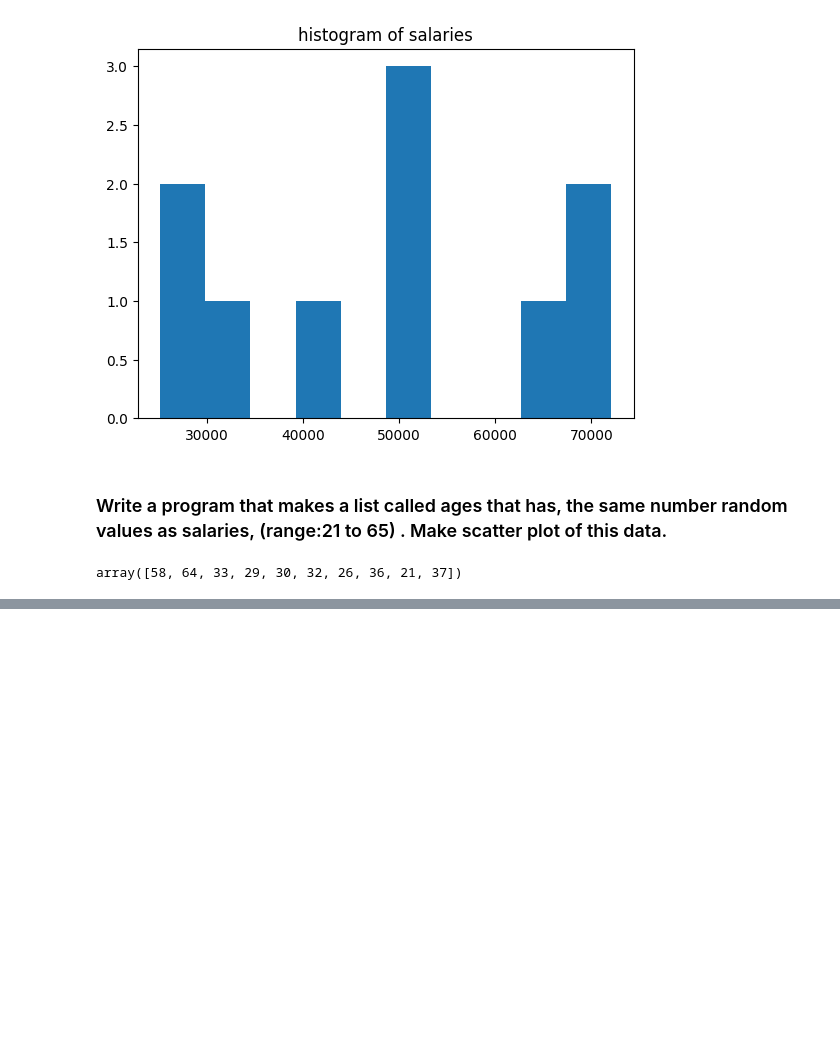
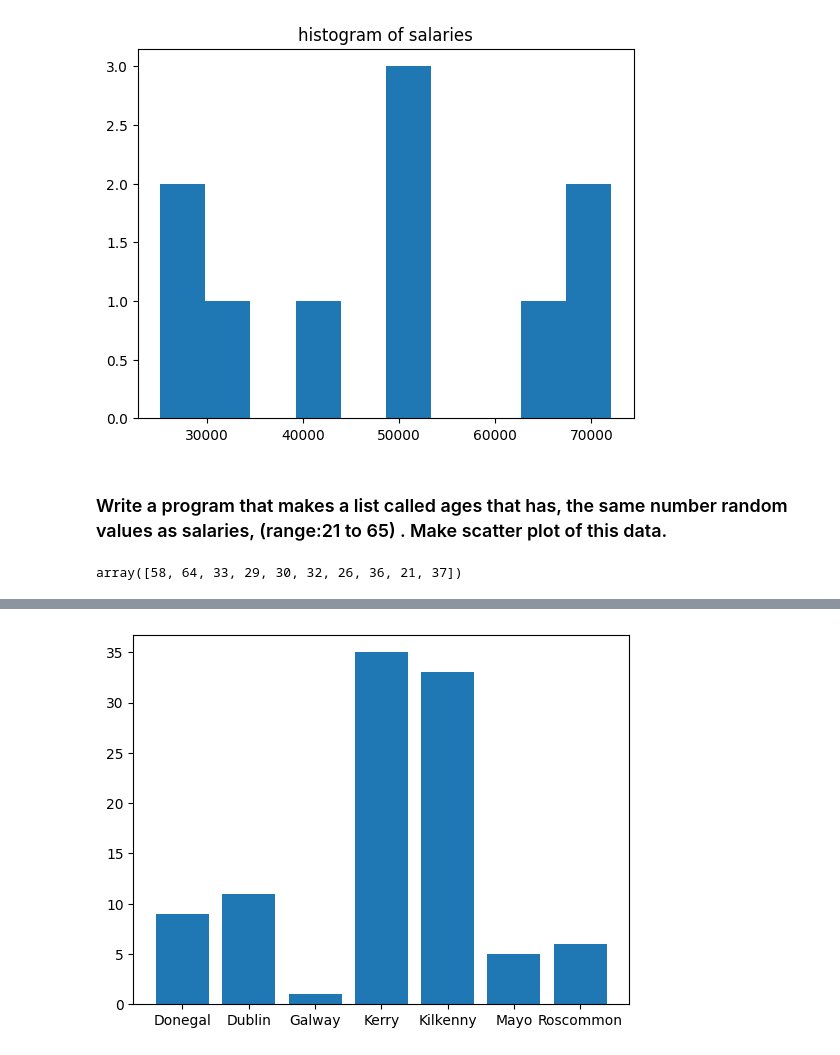
Before and after one commit to Kate-217/my_work_atu, a Jupyter notebook: week08/matplotlib.ipynb, the cells around one changed output, grey strips where cells are left out. Saved outputs shown, nothing was run; the diff lists cells and outputs as text; code cells hidden in the pictures; blank space fills up the shorter version.

```diff
--- a/week08/matplotlib.ipynb
+++ b/week08/matplotlib.ipynb
@@ -49,0 +90,5 @@ array([58, 64, 33, 29, 30, 32, 26, 36, 21, 37])
+# %%
+plt.bar(unique, counts)
+plt.show()
+# %% [output]
+[figure, added]
```
Also changed, not shown: parts of 6 cells of this notebook, 1 other file.
